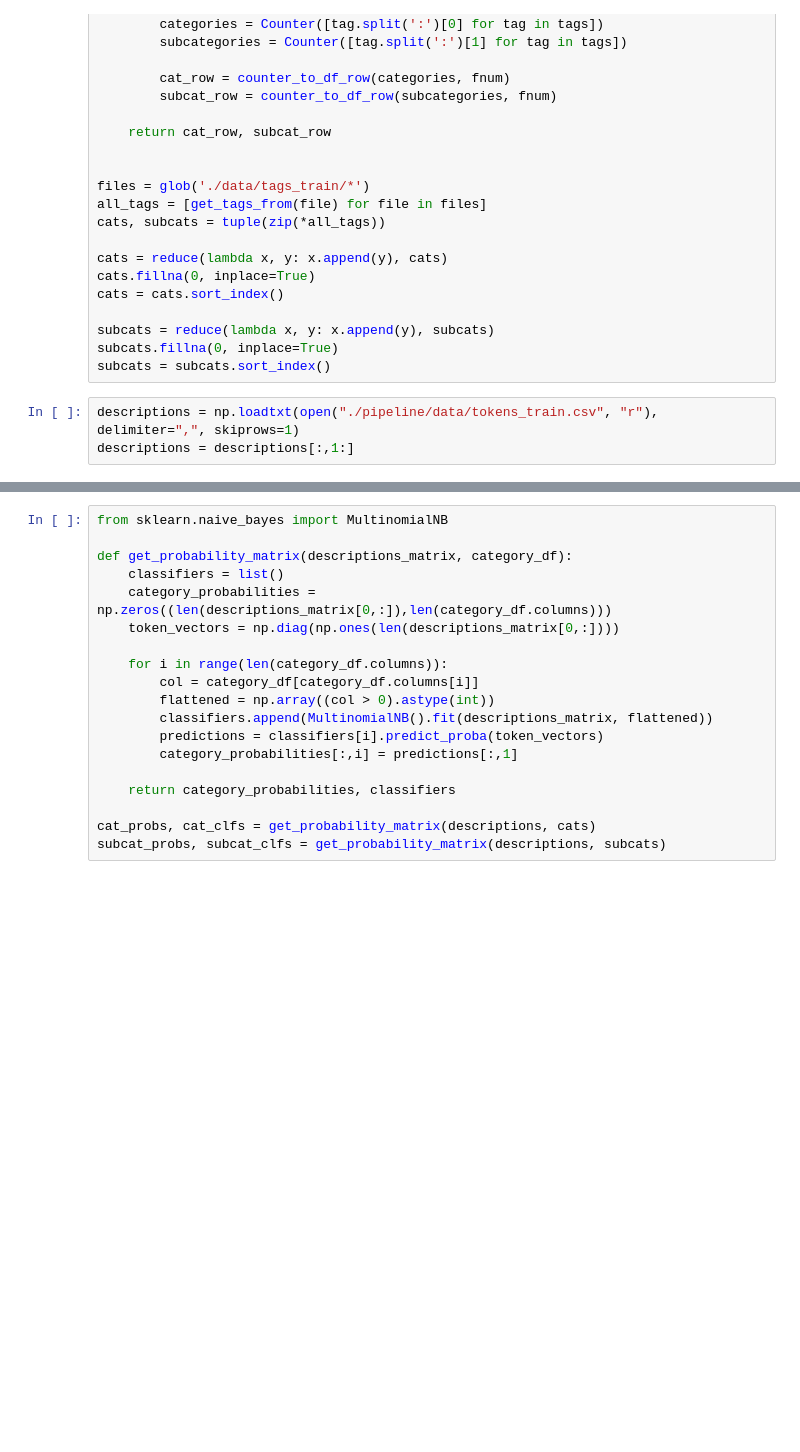
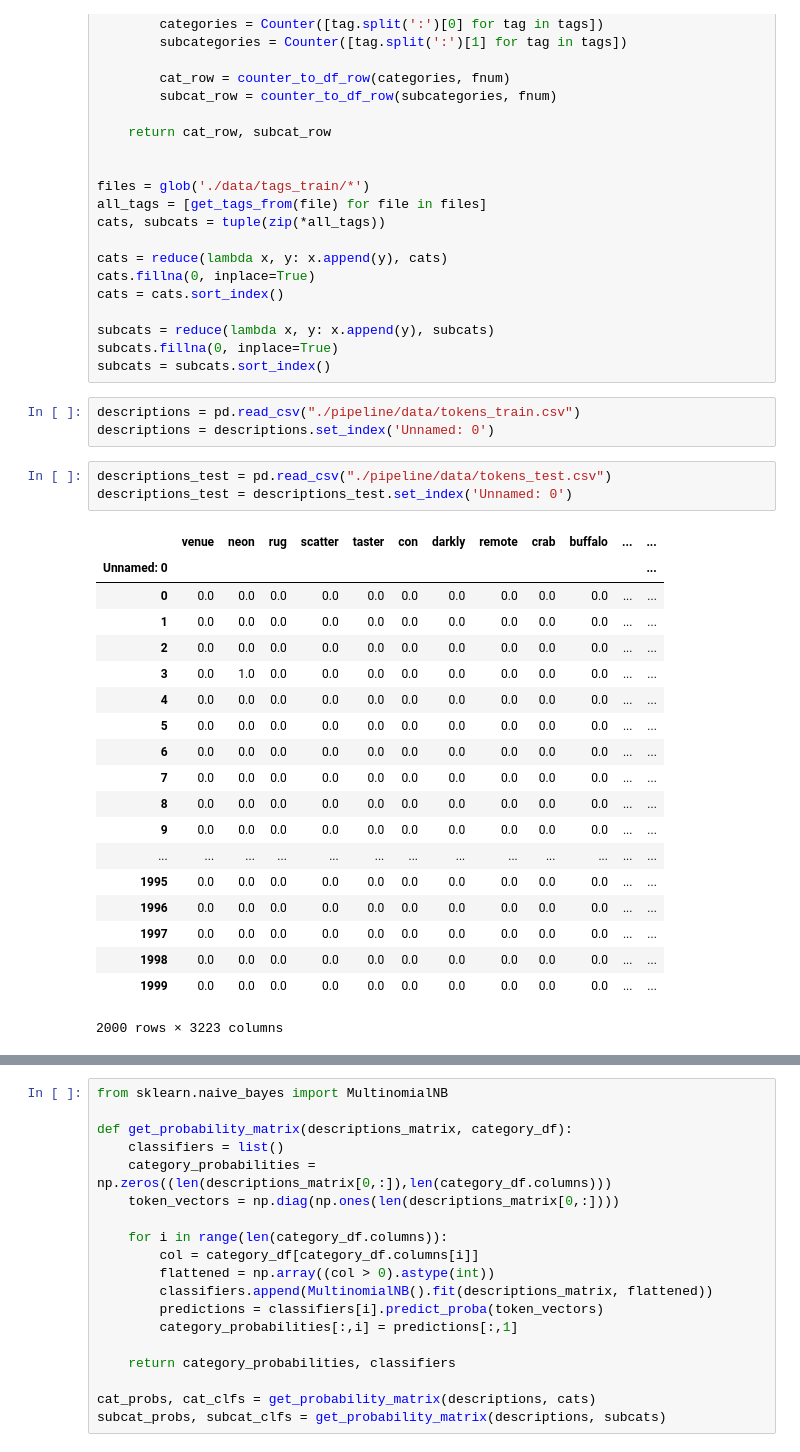
Before and after one commit to ChiefKeefers/KaggleFinal, a Jupyter notebook: Naive Bayes.ipynb, the cells around one changed output, grey strips where cells are left out. Cells and saved outputs as stored; diff of their text form; blank space fills up the shorter version.

```diff
--- a/Naive Bayes.ipynb
+++ b/Naive Bayes.ipynb
@@ -52,5 +52,28 @@ subcats = reduce(lambda x, y: x.append(y), subcats)
 subcats.fillna(0, inplace=True)
 subcats = subcats.sort_index()
 # %%
-descriptions = np.loadtxt(open("./pipeline/data/tokens_train.csv", "r"), delimiter=",", skiprows=1)
-descriptions = descriptions[:,1:]
+descriptions = pd.read_csv("./pipeline/data/tokens_train.csv")
+descriptions = descriptions.set_index('Unnamed: 0')
+# %%
+descriptions_test = pd.read_csv("./pipeline/data/tokens_test.csv")
+descriptions_test = descriptions_test.set_index('Unnamed: 0')
+# %% [output]
+|  | venue | neon | rug | scatter | taster | con | darkly | remote | crab | buffalo | ... | ... |
+| Unnamed: 0 |  |  |  |  |  |  |  |  |  |  |  | ... |
+| 0 | 0.0 | 0.0 | 0.0 | 0.0 | 0.0 | 0.0 | 0.0 | 0.0 | 0.0 | 0.0 | ... | ... |
+| 1 | 0.0 | 0.0 | 0.0 | 0.0 | 0.0 | 0.0 | 0.0 | 0.0 | 0.0 | 0.0 | ... | ... |
+| 2 | 0.0 | 0.0 | 0.0 | 0.0 | 0.0 | 0.0 | 0.0 | 0.0 | 0.0 | 0.0 | ... | ... |
+| 3 | 0.0 | 1.0 | 0.0 | 0.0 | 0.0 | 0.0 | 0.0 | 0.0 | 0.0 | 0.0 | ... | ... |
+| 4 | 0.0 | 0.0 | 0.0 | 0.0 | 0.0 | 0.0 | 0.0 | 0.0 | 0.0 | 0.0 | ... | ... |
+| 5 | 0.0 | 0.0 | 0.0 | 0.0 | 0.0 | 0.0 | 0.0 | 0.0 | 0.0 | 0.0 | ... | ... |
+| 6 | 0.0 | 0.0 | 0.0 | 0.0 | 0.0 | 0.0 | 0.0 | 0.0 | 0.0 | 0.0 | ... | ... |
+| 7 | 0.0 | 0.0 | 0.0 | 0.0 | 0.0 | 0.0 | 0.0 | 0.0 | 0.0 | 0.0 | ... | ... |
+| 8 | 0.0 | 0.0 | 0.0 | 0.0 | 0.0 | 0.0 | 0.0 | 0.0 | 0.0 | 0.0 | ... | ... |
+| 9 | 0.0 | 0.0 | 0.0 | 0.0 | 0.0 | 0.0 | 0.0 | 0.0 | 0.0 | 0.0 | ... | ... |
+| ... | ... | ... | ... | ... | ... | ... | ... | ... | ... | ... | ... | ... |
+| 1995 | 0.0 | 0.0 | 0.0 | 0.0 | 0.0 | 0.0 | 0.0 | 0.0 | 0.0 | 0.0 | ... | ... |
+| 1996 | 0.0 | 0.0 | 0.0 | 0.0 | 0.0 | 0.0 | 0.0 | 0.0 | 0.0 | 0.0 | ... | ... |
+| 1997 | 0.0 | 0.0 | 0.0 | 0.0 | 0.0 | 0.0 | 0.0 | 0.0 | 0.0 | 0.0 | ... | ... |
+| 1998 | 0.0 | 0.0 | 0.0 | 0.0 | 0.0 | 0.0 | 0.0 | 0.0 | 0.0 | 0.0 | ... | ... |
+| 1999 | 0.0 | 0.0 | 0.0 | 0.0 | 0.0 | 0.0 | 0.0 | 0.0 | 0.0 | 0.0 | ... | ... |
+2000 rows × 3223 columns
```
Also changed, not shown: parts of 1 cell of this notebook.
